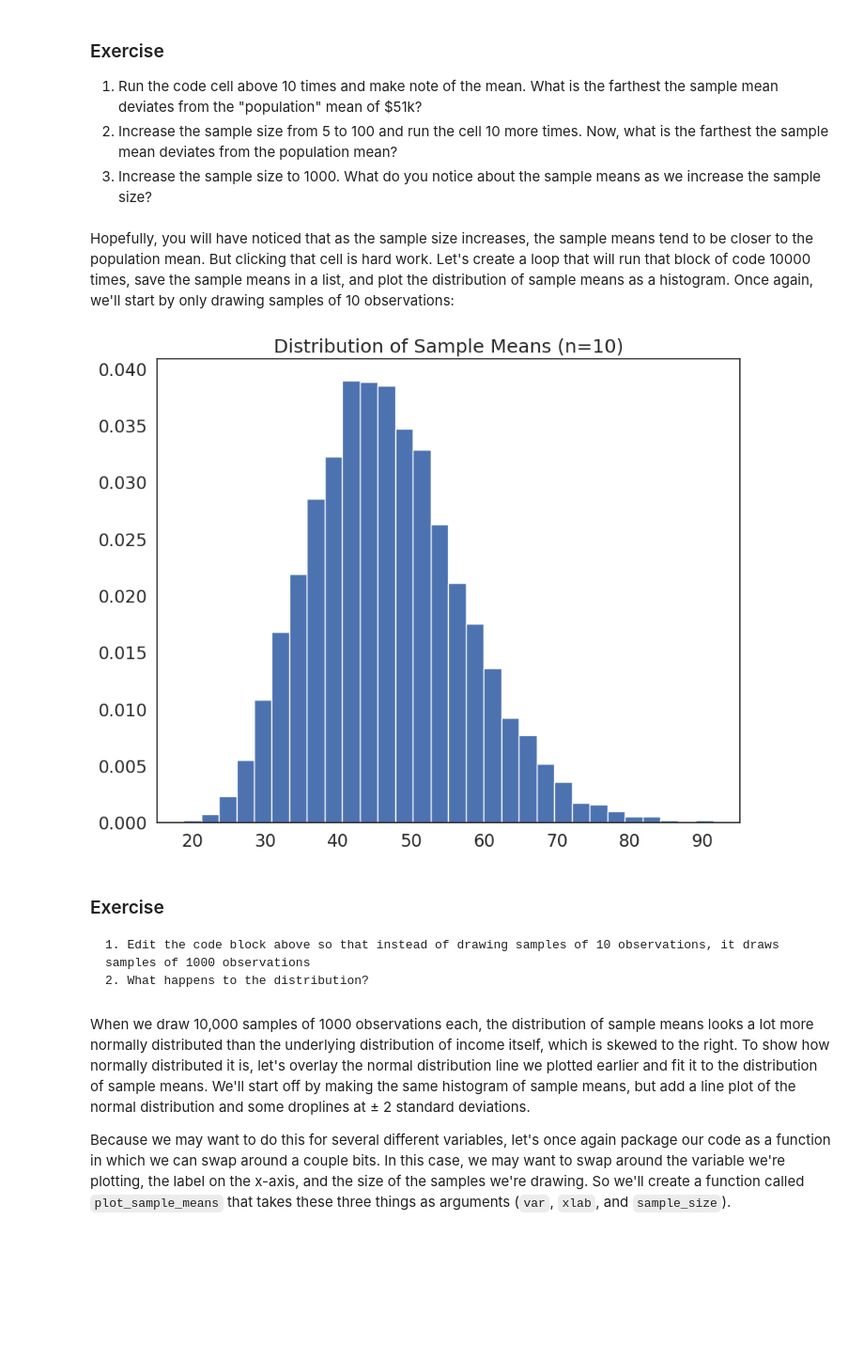
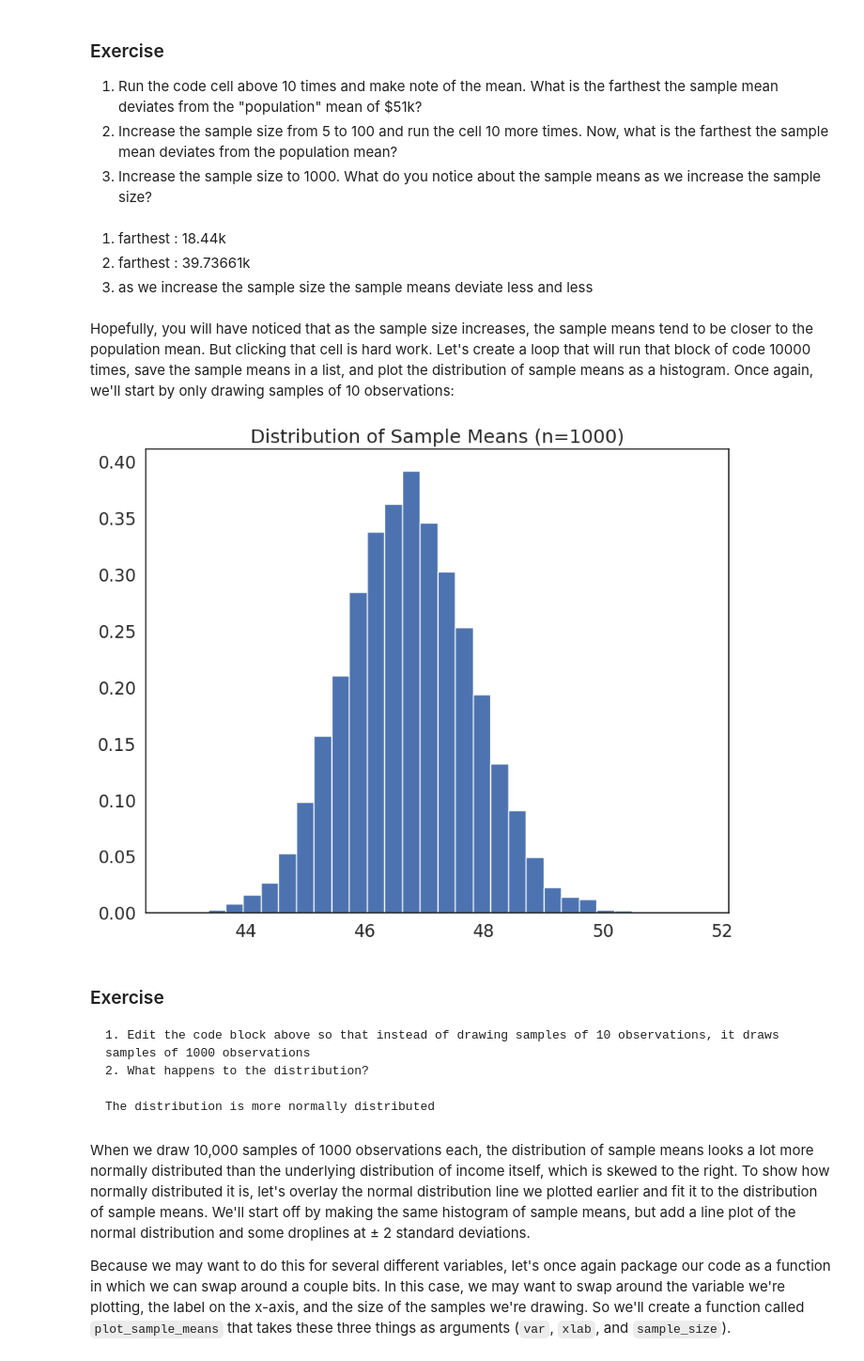
Before and after one commit to zoemarie28/QM2, a Jupyter notebook: notebooks/W05. Distributions and Basic Statistics.ipynb, the cells around one changed output. Shown: that part at 94% size. Saved outputs shown, nothing was run; the diff lists cells and outputs as text; code cells hidden in the pictures; blank space fills up the shorter version.

```diff
--- a/notebooks/W05. Distributions and Basic Statistics.ipynb
+++ b/notebooks/W05. Distributions and Basic Statistics.ipynb
@@ -164,8 +160,10 @@ dtype: int64
 # %% [markdown]
 what other variables are categorical? Convert them to categorical and describe. What is the most common occupation in this dataset?
 # %%
+# what other variables are categorical ? sch Educational attainment, union membership
 # convert the variables to categorical and describe
-# categorical variable: sch Educational attainment
-df['occupation']=df['occupation'].astype('category')
-df['occupation'].describe()
+
+
+df['union']=df['union'].astype('category')
+df['union'].describe()
 # %% [output]
@@ -340,0 +338,4 @@ plot_histogram(variable = df['age'], bin_number = 80, xlab = 'Income ($, 000)',
+# %%
+df['sch']=df['sch'].astype('int')
+df['sch'].describe()
+plot_histogram(variable = df['sch'], bin_number = 20, xlab = 'Schooling Years', title = 'U.S. Schooling Distribution, 2013')
@@ -384,29 +387,35 @@ Mean: 33.0
 1. Run the code cell above 10 times and make note of the mean. What is the farthest the sample mean deviates from the "population" mean of $51k?
 2. Increase the sample size from 5 to 100 and run the cell 10 more times. Now, what is the farthest the sample mean deviates from the population mean?
 3. Increase the sample size to 1000. What do you notice about the sample means as we increase the sample size?
+# %% [markdown]
+1. farthest : 18.44k
+2. farthest : 39.73661k
+3. as we increase the sample size the sample means deviate less and less
 # %% [markdown]
 Hopefully, you will have noticed that as the sample size increases, the sample means tend to be closer to the population mean. But clicking that cell is hard work. Let's create a loop that will run that block of code 10000 times, save the sample means in a list, and plot the distribution of sample means as a histogram. Once again, we'll start by only drawing samples of 10 observations:
 # %%
 #create an empty list to store sample means
 sample_means=[]
-sample_size=10
 
+sample_size=1000
 # loop 10,000 times.
 for i in range(0,10000):
     sample= df['income'].sample(sample_size, replace=True) # draw a sample of 10 observations from the income variable, with replacement
     sample_mean=sample.mean() # calculate the mean of the sample
     sample_means.append(sample_mean) # append the sample mean to the list of sample means
 
 plt.hist(sample_means, bins=30, edgecolor='white', density=True) # plot a histogram of the sample means
 plt.title('Distribution of Sample Means (n={})'.format(sample_size)) # add a title
 plt.show()
 # %% [output]
-[figure, old version]
+[figure, new version]
 # %% [markdown]
 ### Exercise
 
     1. Edit the code block above so that instead of drawing samples of 10 observations, it draws samples of 1000 observations
     2. What happens to the distribution?
+
+    The distribution is more normally distributed
 # %% [markdown]
 When we draw 10,000 samples of 1000 observations each, the distribution of sample means looks a lot more normally distributed than the underlying distribution of income itself, which is skewed to the right. To show how normally distributed it is, let's overlay the normal distribution line we plotted earlier and fit it to the distribution of sample means. We'll start off by making the same histogram of sample means, but add a line plot of the normal distribution and some droplines at ± 2 standard deviations.
 
```
Also changed, not shown: parts of 21 cells of this notebook.
